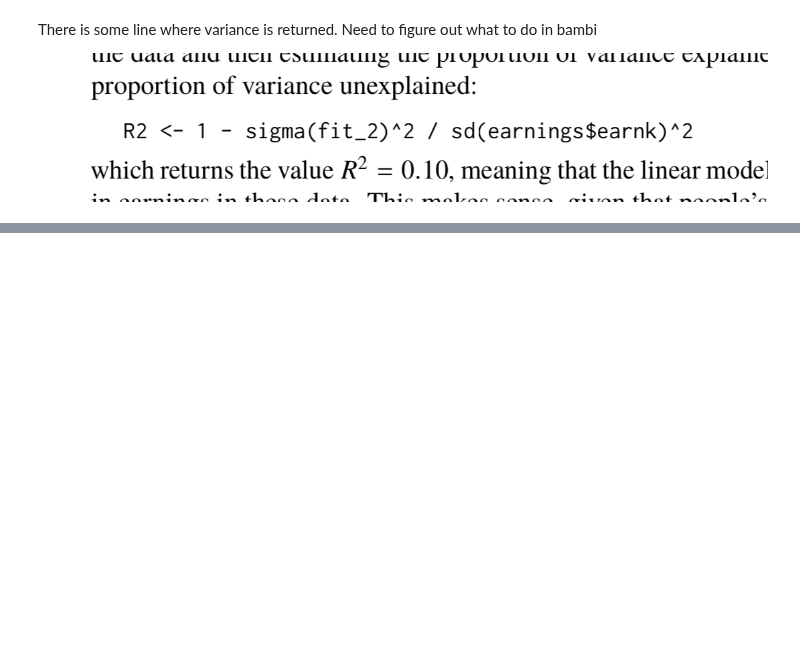
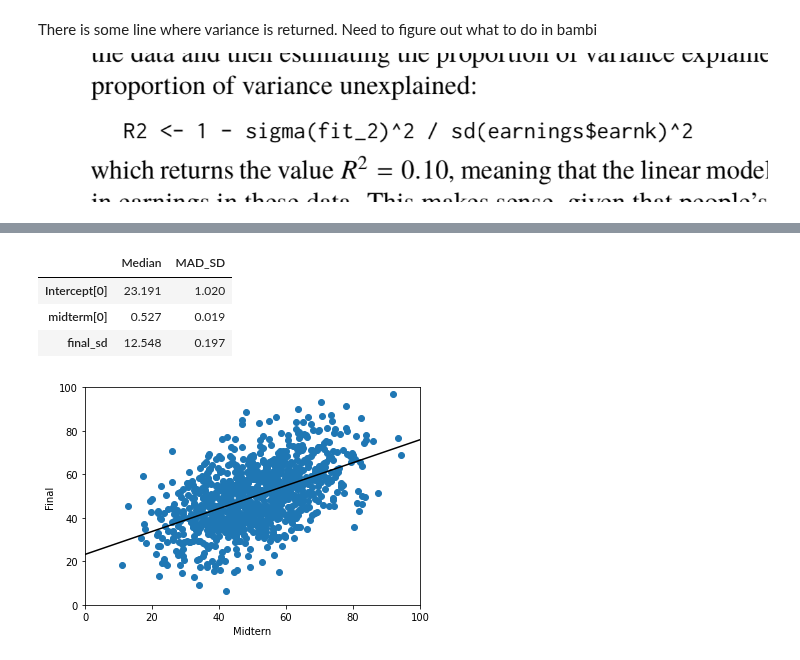
Before and after one commit to bambinos/educational-resources, a Jupyter notebook: ROS/Chapter_6.ipynb, the cells around one changed output, grey strips where cells are left out. Cells and saved outputs as stored; diff of their text form; code cells hidden in the pictures; blank space fills up the shorter version.

```diff
--- a/ROS/Chapter_6.ipynb
+++ b/ROS/Chapter_6.ipynb
@@ -99,0 +159,12 @@ There is some line where variance is returned. Need to figure out what to do in
+# %%
+n = 1000
+true_ability = stats.norm(50, 10).rvs(n)
+noise_1 = stats.norm(0, 10).rvs(n)
+noise_2 = stats.norm(0, 10).rvs(n)
+midterm = true_ability + noise_1
+final = true_ability + noise_2
+
+exams = pd.DataFrame({"midterm":midterm, "final":final})
+# %%
+model = Model(exams)
+results = model.fit('final ~ midterm', samples=1000, chains=4)
@@ -99,0 +186,23 @@ There is some line where variance is returned. Need to figure out what to do in
+# %%
+coefs = az.summary(results, stat_funcs=func_dict, extend=False)
+coefs
+# %% [output]
+|  | Median | MAD_SD |
+| Intercept[0] | 23.191 | 1.020 |
+| midterm[0] | 0.527 | 0.019 |
+| final_sd | 12.548 | 0.197 |
+# %%
+fig, ax = plt.subplots()
+ax.scatter(midterm, final)
+ax.set_xlabel("Midtern")
+ax.set_ylabel("Final")
+x = np.array([0, 100])
+
+a_hat = coefs.loc["Intercept[0]", "Median"]
+b_hat = coefs.loc["midterm[0]", "Median"]
+
+ax.plot(x, a_hat+b_hat*x, c="black")
+ax.set_xlim(0, 100)
+ax.set_ylim(0, 100);
+# %% [output]
+[figure, added]
```
Also changed, not shown: parts of 6 cells of this notebook.
